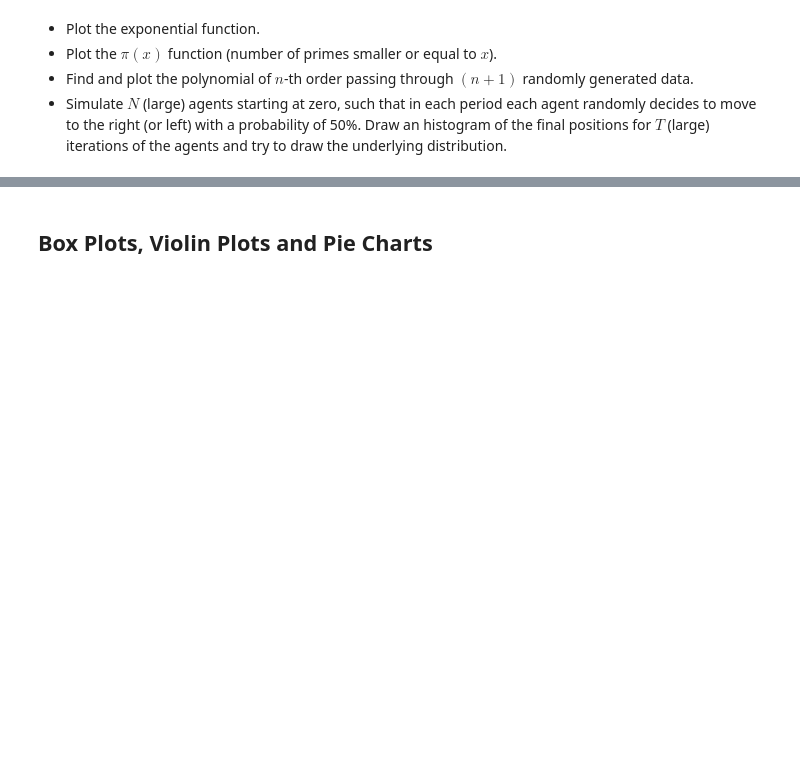
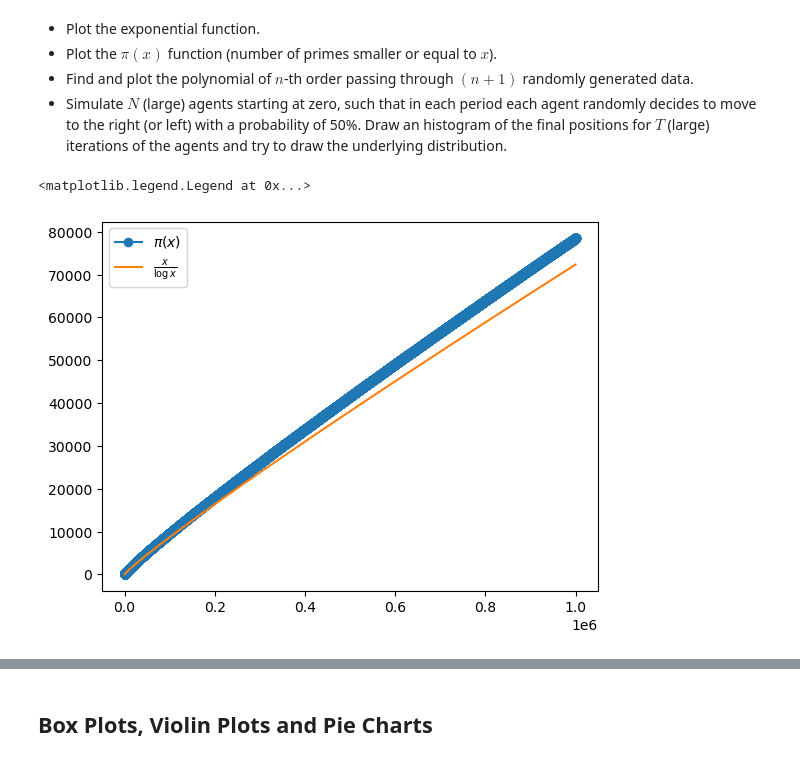
Before and after one commit to julianjica/ScientificComputingI, a Jupyter notebook: Matplotlib/Matplotlib.ipynb, the cells around one changed output, grey strips where cells are left out. Drawn from its saved outputs; the diff is of its cells as text; code cells hidden in the pictures; blank space fills up the shorter version.

```diff
--- a/Matplotlib/Matplotlib.ipynb
+++ b/Matplotlib/Matplotlib.ipynb
@@ -70,3 +107,6 @@ plt.ylabel("Frequency")
 - Plot the $\pi(x)$ function (number of primes smaller or equal to $x$).
 - Find and plot the polynomial of $n$-th order passing through $(n+1)$ randomly generated data.
 - Simulate $N$ (large) agents starting at zero, such that in each period each agent randomly decides to move to the right (or left) with a probability of 50%. Draw an histogram of the final positions for $T$ (large) iterations of the agents and try to draw the underlying distribution.
+# %%
+x = np.linspace(-10, 10, 200)
+plt.plot(x, np.exp(x))
@@ -72,0 +117,13 @@ plt.ylabel("Frequency")
+# %%
+@njit
+def primes(x):
+    p = [2]
+    for ii in range(3, x + 1):
+        isPrime = True
+        for prime in p:
+            if ii % prime == 0:
+                isPrime = False
+                break
+        if isPrime:
+            p.append(ii)
+    return p
@@ -72,0 +142,12 @@ plt.ylabel("Frequency")
+# %%
+p = primes(int(1e6))
+# %%
+subP = p
+# %%
+plt.plot(subP, np.arange(1, len(subP) + 1), marker="o", label=r"$\pi(x)$")
+x = np.linspace(2, subP[-1], 100)
+plt.plot(x, x/np.log(x), label=r"$\frac{x}{\log x}$")
+plt.legend()
+# %% [output]
+<matplotlib.legend.Legend at 0x...>
+[figure, added]
```
Also changed, not shown: parts of 14 cells of this notebook.
